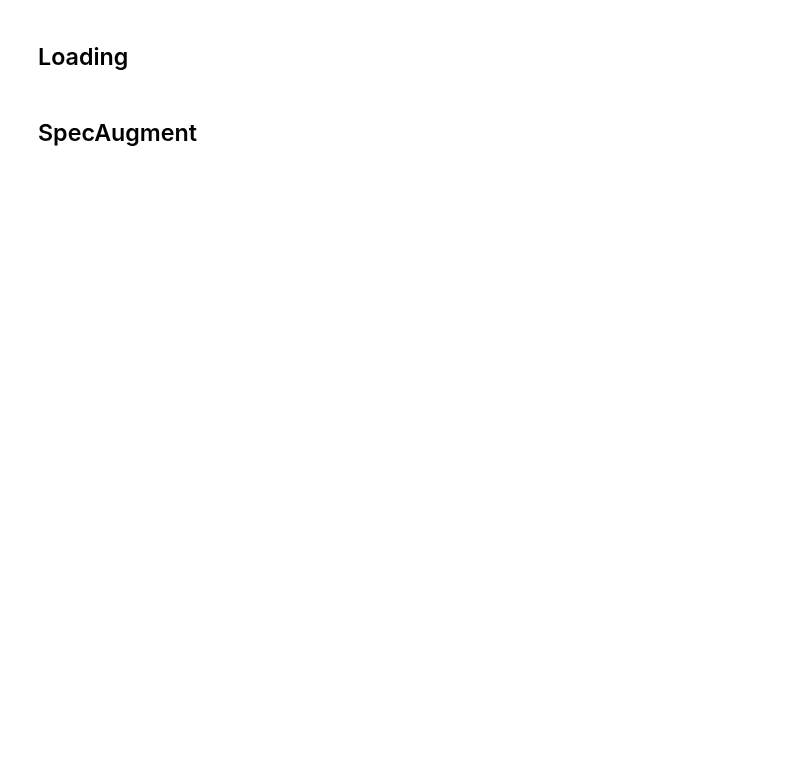
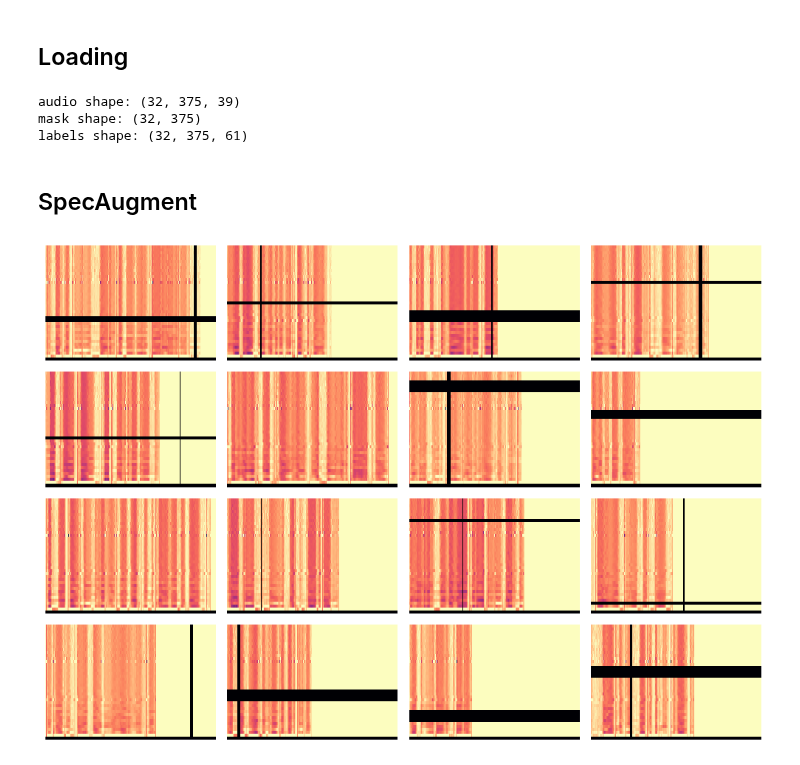
Before and after one commit to syalabi-seet/HoloMora, a Jupyter notebook: TIMIT-preprocess.ipynb, the cells around one changed output. Cells and saved outputs as stored; diff of their text form; code cells hidden in the pictures; blank space fills up the shorter version.

```diff
--- a/TIMIT-preprocess.ipynb
+++ b/TIMIT-preprocess.ipynb
@@ -384,13 +430,15 @@ TFRWriter(args).write()
 # %% [markdown]
 ## Loading
 # %%
-class TIMITDataset():
+class DataLoader():
     def __init__(self, args):
         self.files = [os.path.join(args.main_dir, f) for f in os.listdir(args.main_dir)]
         self.args = args
         self.AUTOTUNE = tf.data.experimental.AUTOTUNE
         self.train_files, self.val_files = train_test_split(
-            self.files, test_size=0.2, shuffle=True)
+            self.files, test_size=args.test_size, shuffle=True)
+        self.train = self.train()
+        self.val = self.val()
 
     def decode_audio(self, string):
         audio = tf.audio.decode_wav(string, desired_samples=self.args.max_samples)[0]
@@ -399,16 +447,20 @@ class TIMITDataset():
     def read_tfrecord(self, example):
         feature_description = {
             'audio': tf.io.FixedLenFeature([], tf.string),
+            'framewise_labels': tf.io.FixedLenFeature([], tf.string),
             'binary_labels': tf.io.FixedLenFeature([], tf.string),
-            'attention_mask': tf.io.FixedLenFeature([], tf.string)}
+            'attention_mask': tf.io.FixedLenFeature([], tf.string),
+            'filename': tf.io.FixedLenFeature([], tf.string)}
 
         example = tf.io.parse_single_example(example, feature_description)
-        example['audio'] = self.decode_audio(example['audio'])
+        example['audio'] = tf.io.parse_tensor(
+            example['audio'], out_type=tf.float32)
         example['binary_labels'] = tf.io.parse_tensor(
-            example['binary_labels'], out_type=tf.int32)
+            example['binary_labels'], out_type=tf.float32)
+        example['framewise_labels'] = tf.io.parse_tensor(
+            example['framewise_labels'], out_type=tf.int32)
         example['attention_mask'] = tf.io.parse_tensor(
             example['attention_mask'], out_type=tf.bool)
-        example['binary_labels'] = tf.cast(example['binary_labels'], dtype=tf.float32)
         return example
 
     def load_dataset(self, files):
@@ -420,27 +472,20 @@ class TIMITDataset():
         return dataset
 
     def SpecAugment(self, sample, training):
-        waveform = sample['audio'] / 32678
+        audio = sample['audio']
         if training == True:
-            waveform = tfio.audio.fade(
-                waveform, fade_in=1000, fade_out=2000, mode="logarithmic")
-        spectrogram = tf.abs(tfio.audio.spectrogram(
-            waveform, nfft=self.args.n_fft, window=self.args.window_size,
-            stride=self.args.hop_length))
-        mel_spectrogram = tfio.audio.melscale(
-            spectrogram, rate=self.args.sample_rate, mels=self.args.n_mels,
-            fmin=0, fmax=8000)
-        mel_spectrogram = tfio.audio.dbscale(mel_spectrogram, top_db=80)
-        if training == True:
-            mel_spectrogram = tfio.audio.freq_mask(mel_spectrogram, param=7)
-            mel_spectrogram = tfio.audio.time_mask(mel_spectrogram, param=10)
-        inputs = {"spectrogram": mel_spectrogram, "mask": sample['attention_mask']}
-        return inputs, sample['binary_labels']
+            audio = tfio.audio.freq_mask(audio, param=5)
+            audio = tfio.audio.time_mask(audio, param=10)
+        inputs = {"audio": audio, "mask": sample['attention_mask']}
+        # outputs = {'labels': sample['binary_labels']}
+        outputs = {'labels': sample['framewise_labels']}
+        return inputs, outputs
 
     def train(self):
         dataset = self.load_dataset(self.train_files)
         dataset = dataset.map(
-            partial(self.SpecAugment, training=True), num_parallel_calls=self.AUTOTUNE)
+            partial(self.SpecAugment, training=True),
+            num_parallel_calls=self.AUTOTUNE)
         dataset = dataset.shuffle(self.args.buffer_size)
         dataset = dataset.batch(self.args.batch_size)
         dataset = dataset.prefetch(self.AUTOTUNE)
@@ -449,12 +494,20 @@ class TIMITDataset():
     def val(self):
         dataset = self.load_dataset(self.val_files)
         dataset = dataset.map(
-            partial(self.SpecAugment, training=False), num_parallel_calls=self.AUTOTUNE)
+            partial(self.SpecAugment, training=False),
+            num_parallel_calls=self.AUTOTUNE)
         dataset = dataset.batch(self.args.batch_size)
         dataset = dataset.cache()
         dataset = dataset.prefetch(self.AUTOTUNE)
         return dataset
 
-train = TIMITDataset(args).train()
-val = TIMITDataset(args).val()
-train
+train = DataLoader(args).train
+val = DataLoader(args).val
+inputs, outputs = next(iter(train))
+print("audio shape:", inputs['audio'].shape)
+print("mask shape:", inputs['mask'].shape)
+print("labels shape:", outputs['labels'].shape)
+# %% [output]
+audio shape: (32, 375, 39)
+mask shape: (32, 375)
+labels shape: (32, 375, 61)
@@ -466,16 +516,22 @@ mask
 # %%
 import librosa.display
 
-spectrogram, mask = next(iter(train))[0].values()
+train = train.unbatch().batch(16)
+spectrogram = next(iter(train))[0]['audio']
 
 plt.figure(figsize=(10, 7))
 n_samples = spectrogram.shape[0]
 row = 4; col = int(n_samples / 4)
 
 for i in range(n_samples):
     plt.subplot(row, col, i+1)
     plt.axis("off")
-    librosa.display.specshow(spectrogram[i].numpy().T)
+    librosa.display.specshow(
+        np.transpose(spectrogram[i].numpy()),
+        sr=args.sample_rate,
+        hop_length=args.hop_length)
 
 plt.tight_layout()
 plt.show()
+# %% [output]
+[figure, added]
```
Also changed, not shown: parts of 20 cells of this notebook, 4 other files.
